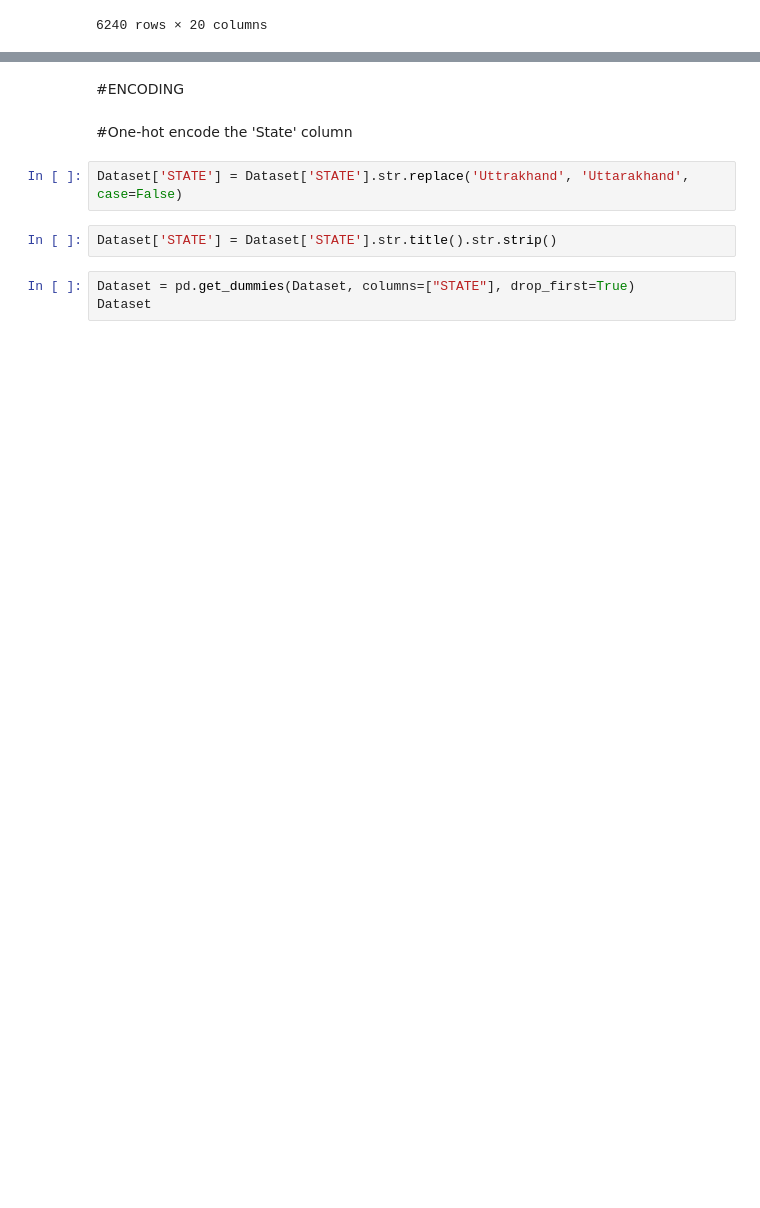
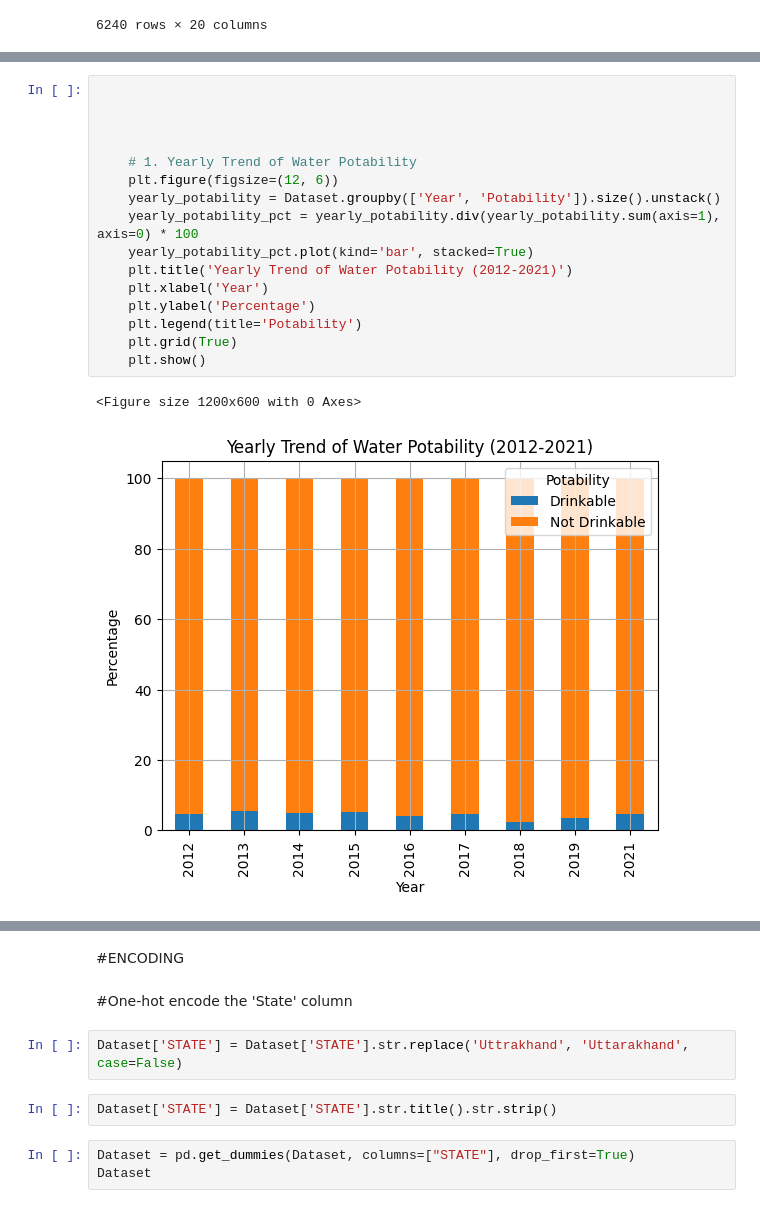
Before and after one commit to cyberdreams8/water-quality-analysis-and-prediction-2, a Jupyter notebook: PDS_waterquality.ipynb, the cells around one changed output, grey strips where cells are left out. Saved outputs shown, nothing was run; the diff lists cells and outputs as text; blank space fills up the shorter version.

```diff
--- a/PDS_waterquality.ipynb
+++ b/PDS_waterquality.ipynb
@@ -509,0 +516,19 @@ Dataset
+# %%
+
+
+
+
+    # 1. Yearly Trend of Water Potability
+    plt.figure(figsize=(12, 6))
+    yearly_potability = Dataset.groupby(['Year', 'Potability']).size().unstack()
+    yearly_potability_pct = yearly_potability.div(yearly_potability.sum(axis=1), axis=0) * 100
+    yearly_potability_pct.plot(kind='bar', stacked=True)
+    plt.title('Yearly Trend of Water Potability (2012-2021)')
+    plt.xlabel('Year')
+    plt.ylabel('Percentage')
+    plt.legend(title='Potability')
+    plt.grid(True)
+    plt.show()
+# %% [output]
+<Figure size 1200x600 with 0 Axes>
+[figure, added]
```
Also changed, not shown: parts of 14 cells of this notebook.
